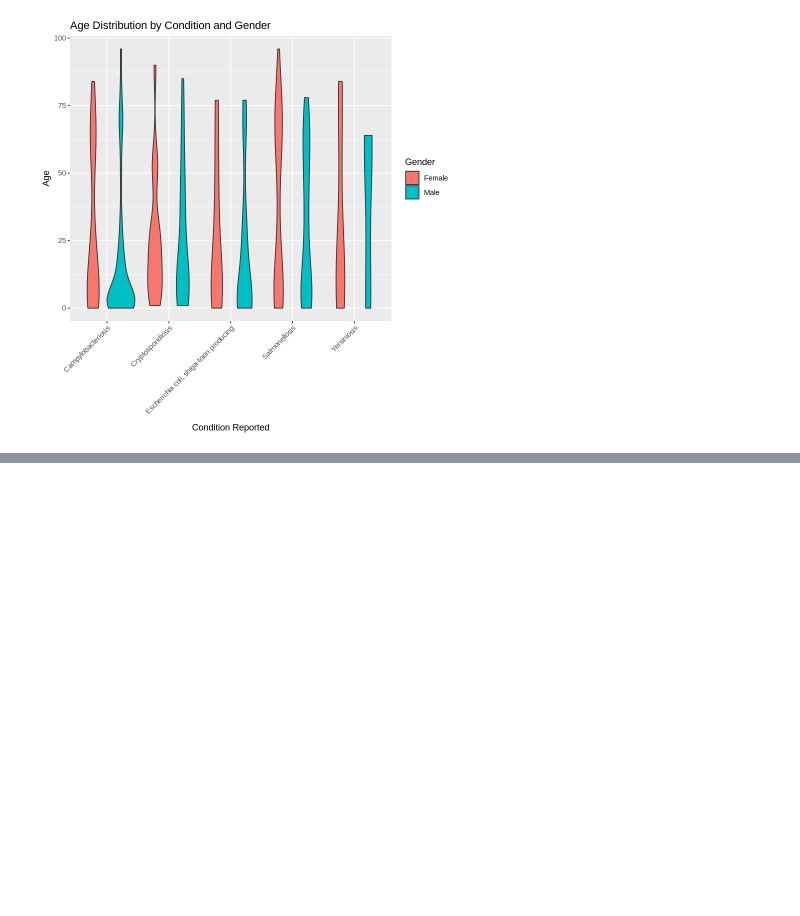
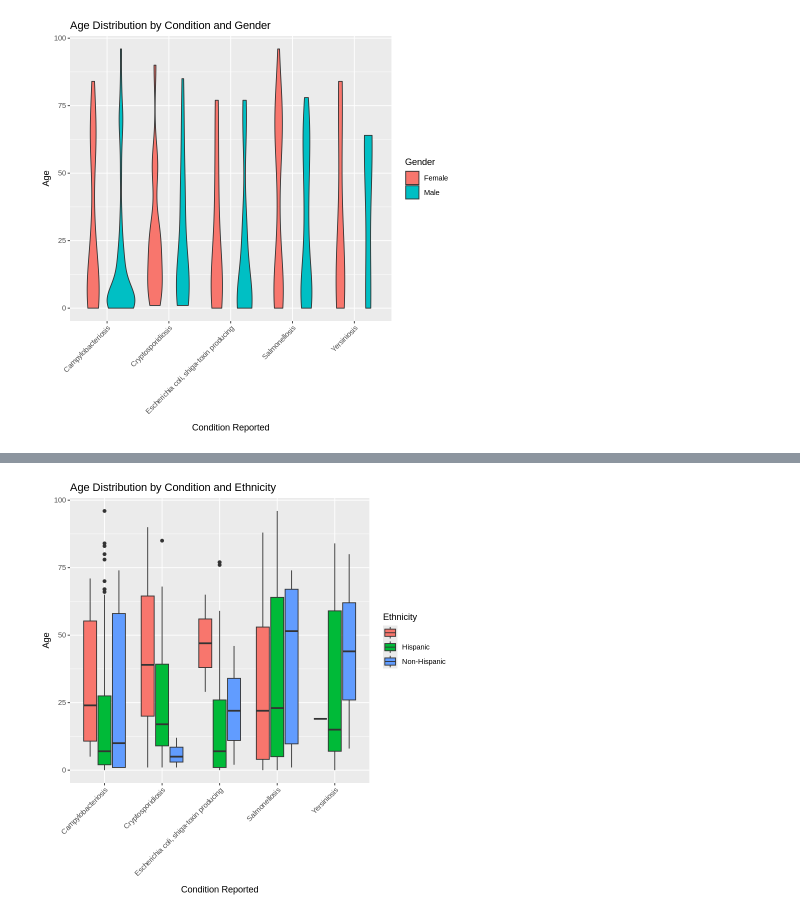
Before and after one commit to asyanez/Class5357, a Jupyter notebook: demo_for_class.ipynb, the cells around one changed output, grey strips where cells are left out. Saved outputs shown, nothing was run; the diff lists cells and outputs as text; code cells hidden in the pictures; blank space fills up the shorter version.

```diff
--- a/demo_for_class.ipynb
+++ b/demo_for_class.ipynb
@@ -184,0 +312,22 @@ ggplot(filtered_data, aes(x = Condition.reported, y = Age, fill = Gender)) +
+# %%
+# Install and load ggplot2 if you haven't already
+if(!require(ggplot2)) install.packages("ggplot2")
+library(ggplot2)
+
+# Assuming your data is in a data frame called 'epi_data'
+# Replace 'epi_data' with the actual name of your data frame
+
+# Define the list of foodborne illnesses
+foodborne_illnesses <- c("Campylobacteriosis", "Cryptosporidiosis",
+                         "Escherichia coli, shiga-toxin producing", "Infant botulism",
+                         "Salmonellosis", "Yersiniosis")
+
+# Filter the data for foodborne illnesses
+filtered_data <- epi_data[epi_data$Condition.reported %in% foodborne_illnesses, ]
+
+ggplot(filtered_data, aes(x = Condition.reported, y = Age, fill = Ethnicity)) +
+  geom_boxplot() +
+  labs(title = "Age Distribution by Condition and Ethnicity", x = "Condition Reported", y = "Age") +
+  theme(axis.text.x = element_text(angle = 45, hjust = 1))
+# %% [output]
+[figure, added]
```
Also changed, not shown: parts of 6 cells of this notebook.
